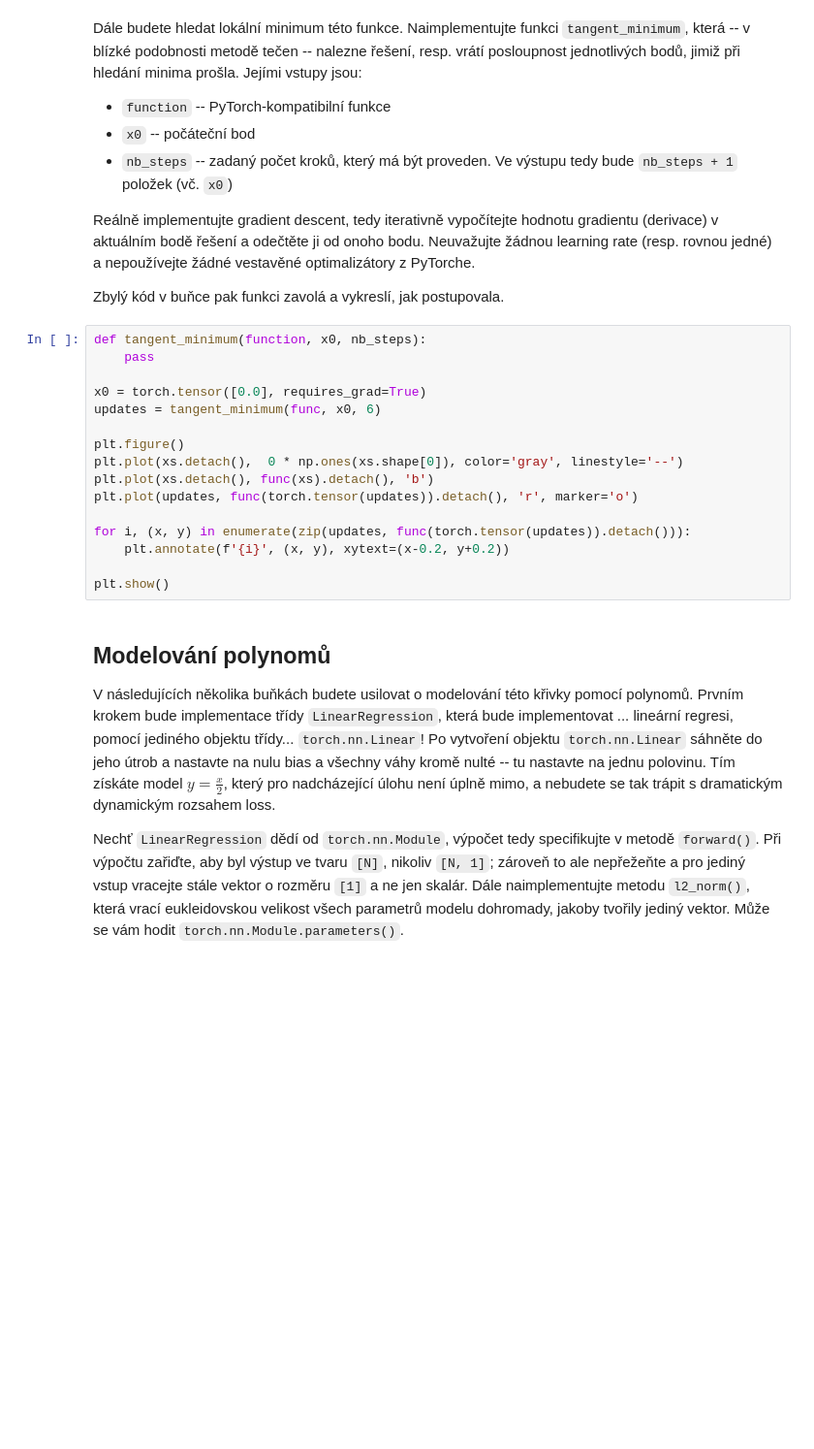
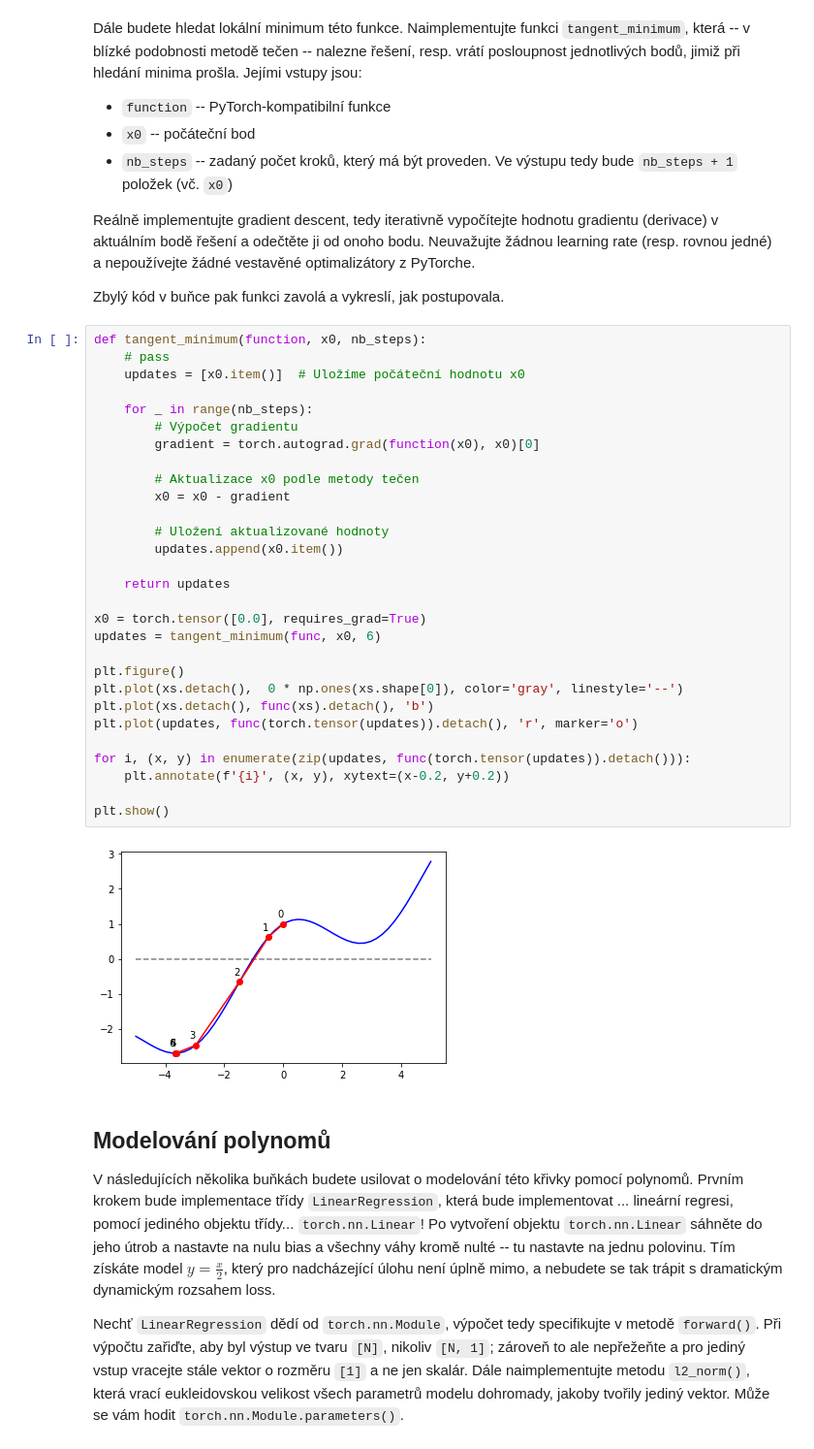
Before and after one commit to svobodovaLucie/SUI-project3, a Jupyter notebook: zadani.ipynb, the cells around one changed output. Shown at 97% size. Drawn from its saved outputs; the diff is of its cells as text; blank space fills up the shorter version.

```diff
--- a/zadani.ipynb
+++ b/zadani.ipynb
@@ -51,20 +57,35 @@ Neuvažujte žádnou learning rate (resp. rovnou jedné) a nepoužívejte žádn
 Zbylý kód v buňce pak funkci zavolá a vykreslí, jak postupovala.
 # %%
 def tangent_minimum(function, x0, nb_steps):
-    pass
+    # pass
+    updates = [x0.item()]  # Uložíme počáteční hodnotu x0
+
+    for _ in range(nb_steps):
+        # Výpočet gradientu
+        gradient = torch.autograd.grad(function(x0), x0)[0]
+
+        # Aktualizace x0 podle metody tečen
+        x0 = x0 - gradient
+
+        # Uložení aktualizované hodnoty
+        updates.append(x0.item())
+
+    return updates
 
 x0 = torch.tensor([0.0], requires_grad=True)
 updates = tangent_minimum(func, x0, 6)
 
 plt.figure()
 plt.plot(xs.detach(),  0 * np.ones(xs.shape[0]), color='gray', linestyle='--')
 plt.plot(xs.detach(), func(xs).detach(), 'b')
 plt.plot(updates, func(torch.tensor(updates)).detach(), 'r', marker='o')
 
 for i, (x, y) in enumerate(zip(updates, func(torch.tensor(updates)).detach())):
     plt.annotate(f'{i}', (x, y), xytext=(x-0.2, y+0.2))
 
 plt.show()
+# %% [output]
+[figure, added]
 # %% [markdown]
 ## Modelování polynomů
 
```
Also changed, not shown: parts of 9 cells of this notebook.
